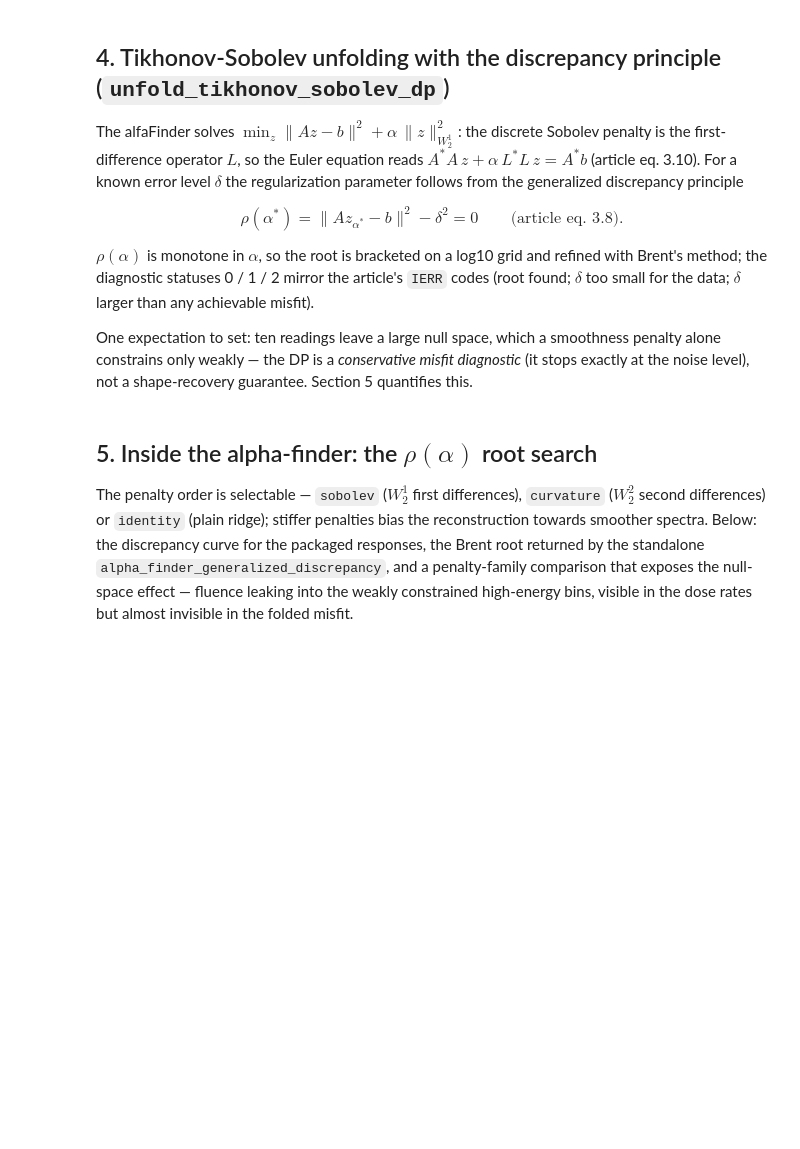
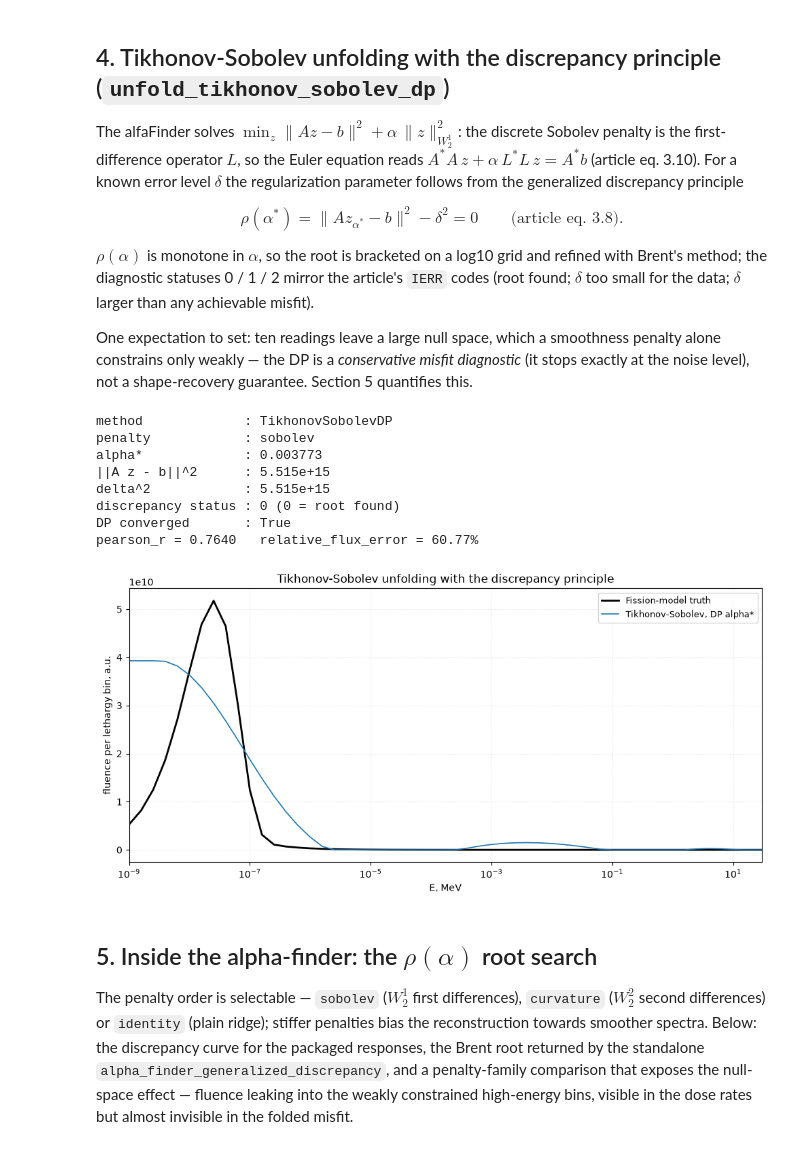
Before and after one commit to Radiationsafety/bssunfold, a Jupyter notebook: examples/51-ogorodnikov2024.ipynb, the cells around one changed output. Cells and saved outputs as stored; diff of their text form; code cells hidden in the pictures; blank space fills up the shorter version.

```diff
--- a/examples/51-ogorodnikov2024.ipynb
+++ b/examples/51-ogorodnikov2024.ipynb
@@ -241,35 +283,46 @@ level), not a shape-recovery guarantee.  Section 5 quantifies this.
 # %%
 result_dp = detector.unfold_tikhonov_sobolev_dp(
     readings, delta=delta, random_state=1)
 
 print(f"method             : {result_dp['method']}")
 print(f"penalty            : {result_dp['penalty']}")
 print(f"alpha*             : {result_dp['alpha']:.4g}")
 print(f"||A z - b||^2      : {result_dp['residual_sq']:.4g}")
 print(f"delta^2            : {delta ** 2:.4g}")
 print(f"discrepancy status : {result_dp['discrepancy_status']} "
       f"(0 = root found)")
 print(f"DP converged       : {result_dp['dp_converged']}")
 
 quality = compare_spectra(
     result_dp["spectrum"], spectrum_true,
     metrics=["pearson_r", "relative_flux_error"],
 )
 print(f"pearson_r = {quality['pearson_r']:.4f}   "
       f"relative_flux_error = {quality['relative_flux_error']:.2%}")
 
 fig, ax = plt.subplots(figsize=(10, 5))
-ax.loglog(E, spectrum_true / ln_steps, "k-", lw=2,
+ax.plot(E, spectrum_true / ln_steps, "k-", lw=2,
           label="Fission-model truth")
-ax.loglog(E, result_dp["spectrum"] / ln_steps, "C0-", lw=1.2,
+ax.plot(E, result_dp["spectrum"] / ln_steps, "C0-", lw=1.2,
           label="Tikhonov-Sobolev, DP alpha*")
 ax.set(xlabel="E, MeV", ylabel="fluence per lethargy bin, a.u.",
        title="Tikhonov-Sobolev unfolding with the discrepancy principle")
 ax.set_xlim(E[0], 30)
+ax.set_xscale("log")
 ax.grid(True, which="both", ls=":", alpha=0.35)
 ax.legend(fontsize=9)
 fig.tight_layout()
 plt.show()
+# %% [output]
+method             : TikhonovSobolevDP
+penalty            : sobolev
+alpha*             : 0.003773
+||A z - b||^2      : 5.515e+15
+delta^2            : 5.515e+15
+discrepancy status : 0 (0 = root found)
+DP converged       : True
+pearson_r = 0.7640   relative_flux_error = 60.77%
+[figure, added]
 # %% [markdown]
 ## 5. Inside the alpha-finder: the $\rho(\alpha)$ root search
 
```
Also changed, not shown: parts of 6 cells of this notebook.
